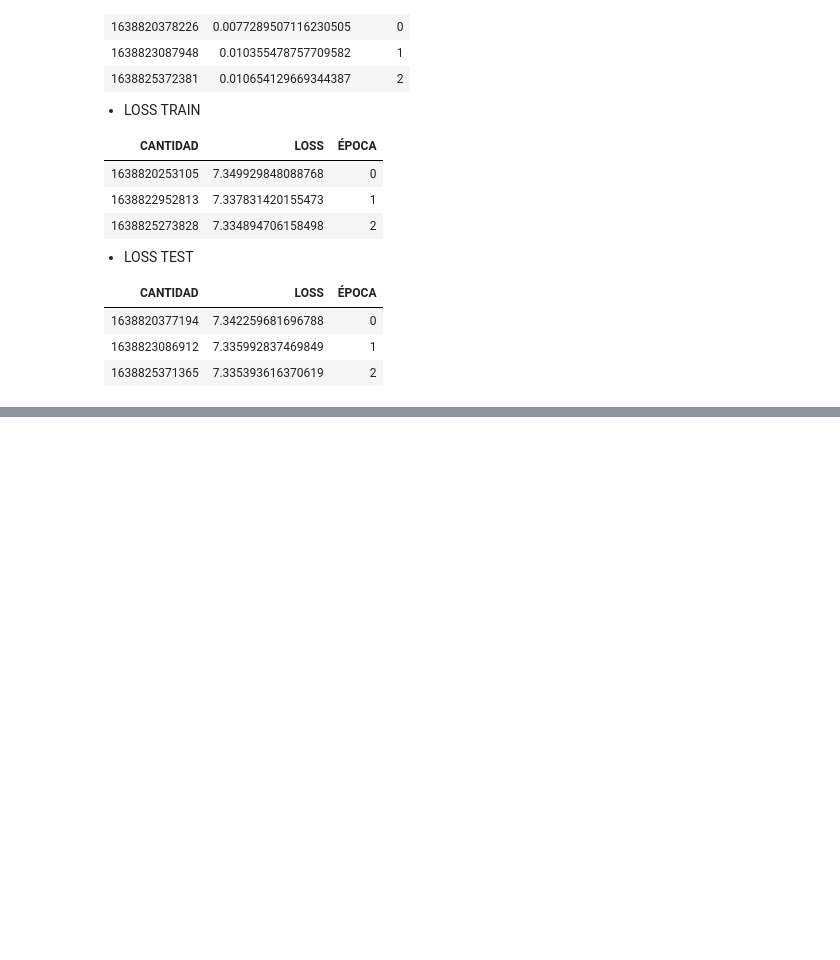
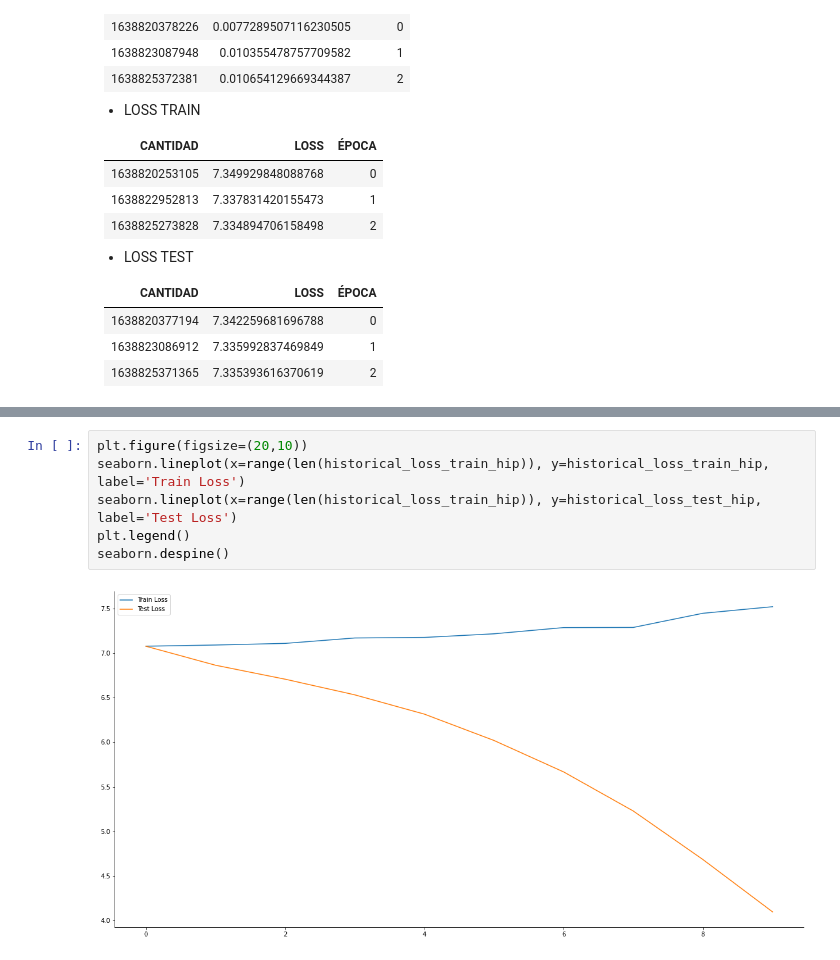
Before and after one commit to DiploDatos2021-EntregablesGrupo10/Deep_Learning, a Jupyter notebook: Aprendizaje_Profundo_Trabajo_Práctico.ipynb, the cells around one changed output, grey strips where cells are left out. Drawn from its saved outputs; the diff is of its cells as text; blank space fills up the shorter version.

```diff
--- a/Aprendizaje_Profundo_Trabajo_Práctico.ipynb
+++ b/Aprendizaje_Profundo_Trabajo_Práctico.ipynb
@@ -412,0 +749,8 @@ Podemos observar que a partir de la segunda época la red ya aprendió la mayor
+# %%
+plt.figure(figsize=(20,10))
+seaborn.lineplot(x=range(len(historical_loss_train_hip)), y=historical_loss_train_hip, label='Train Loss')
+seaborn.lineplot(x=range(len(historical_loss_train_hip)), y=historical_loss_test_hip, label='Test Loss')
+plt.legend()
+seaborn.despine()
+# %% [output]
+[figure, added]
```
Also changed, not shown: parts of 40 cells of this notebook.
